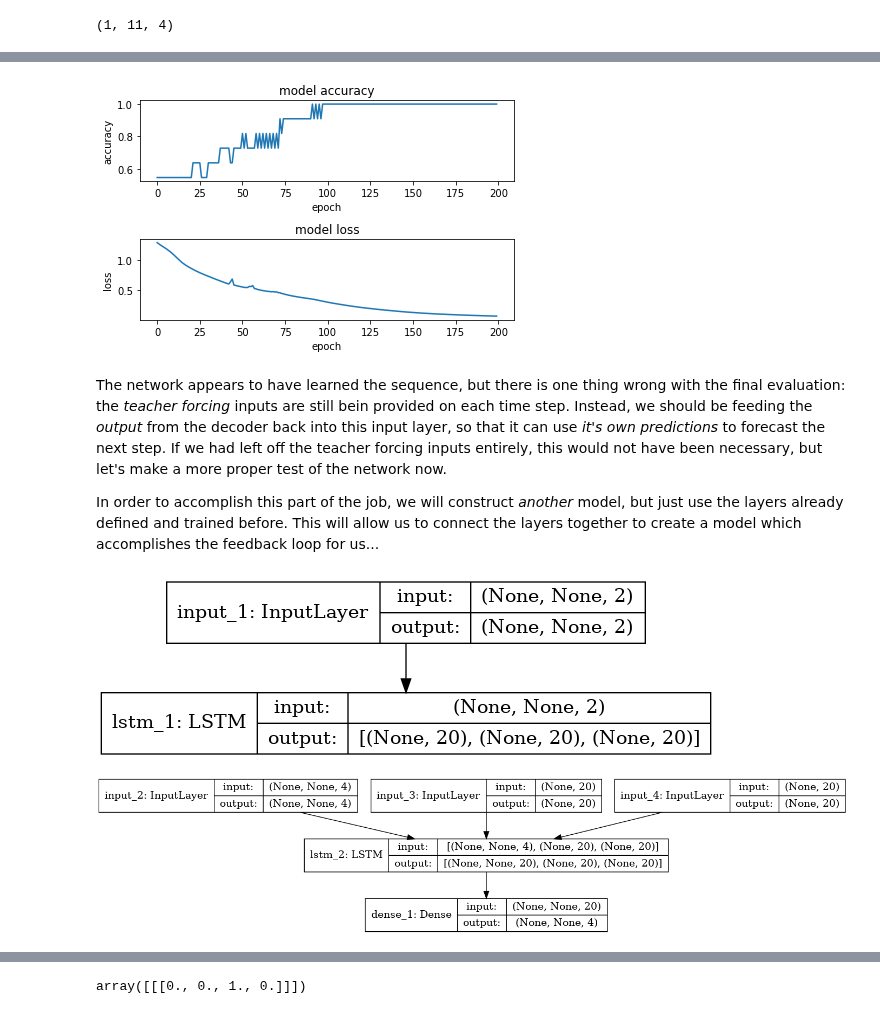
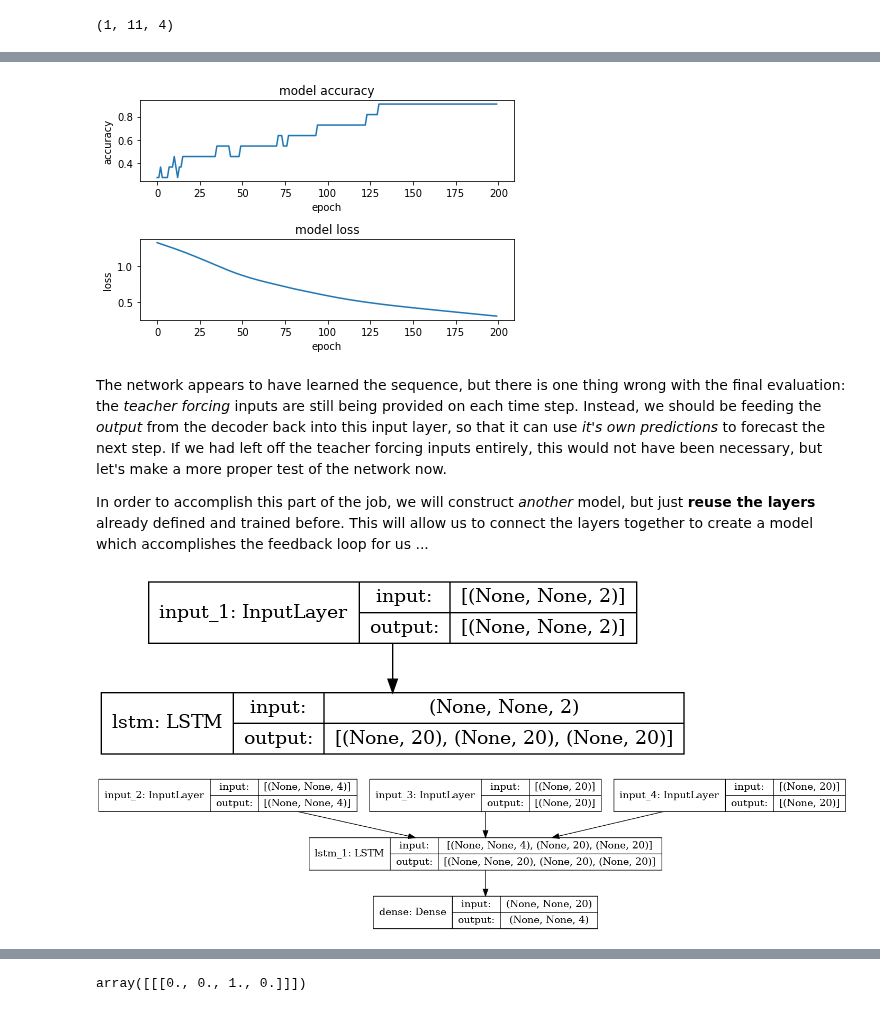
Before and after one commit to CSCI4850/notebook-examples, a Jupyter notebook: Recurrent Neural Networks/Encoder-Decoder.ipynb, the cells around one changed output, grey strips where cells are left out. Cells and saved outputs as stored; diff of their text form; code cells hidden in the pictures.

Commit message:
Updated Enc-Dec models for TF 2.4.1 and added P&P example

```diff
--- a/Recurrent Neural Networks/Encoder-Decoder.ipynb
+++ b/Recurrent Neural Networks/Encoder-Decoder.ipynb
@@ -186,6 +175,6 @@ Outputs from a layer may be passed as inputs to other layers for chaining layers
 # %%
 # Size of the gestalt, context representations...
-hidden_size = input_length*2
+hidden_size = 20
 
 ## Encoder Construction
 
@@ -200,10 +189,12 @@ encoder_states = [enc_state_h, enc_state_c]
 ## Decoder Construction
 # Set up the decoder, using `encoder_states` as initial state.
 decoder_input = keras.layers.Input(shape=(None, preY.shape[2]))
-decoder_hidden = keras.layers.LSTM(hidden_size, return_sequences=True, return_state=True)
+decoder_hidden = keras.layers.LSTM(hidden_size,
+                                   return_sequences=True,
+                                   return_state=True)
 # Connect hidden to input (also reads from the encoder...)
-decoder_hidden_output, decoder_state_h, decoder_state_c = decoder_hidden(decoder_input,
-                                                                         initial_state=encoder_states)
+decoder_hidden_output, decoder_state_h, decoder_state_c = decoder_hidden(
+    decoder_input, initial_state=encoder_states)
 decoder_dense = keras.layers.Dense(postY.shape[2], activation='softmax')
 # Connect output to hidden
 decoder_output = decoder_dense(decoder_hidden_output)
@@ -216,8 +207,8 @@ decoder_output = decoder_dense(decoder_hidden_output)
 model = keras.Model([encoder_input, decoder_input], decoder_output)
 
 # Compile it...
-model.compile(loss=keras.losses.categorical_crossentropy,
-              optimizer=keras.optimizers.Nadam(),
-              metrics=['accuracy'])
+model.compile(loss=keras.losses.CategoricalCrossentropy(),
+              optimizer=keras.optimizers.Adam(),
+              metrics=[keras.metrics.CategoricalAccuracy()])
 model.summary()
 # %% [output]
@@ -261,7 +255,7 @@ print('Accuracy:',model.evaluate([X,preY],postY)[1]*100.0,'%')
 plt.figure(1)
 # summarize history for accuracy
 plt.subplot(211)
-plt.plot(history.history['accuracy'])
+plt.plot(history.history['categorical_accuracy'])
 plt.title('model accuracy')
 plt.ylabel('accuracy')
 plt.xlabel('epoch')
@@ -274,11 +268,11 @@ plt.xlabel('epoch')
 plt.tight_layout()
 plt.show()
 # %% [output]
-[figure, old version]
+[figure, new version]
 # %% [markdown]
-The network appears to have learned the sequence, but there is one thing wrong with the final evaluation: the *teacher forcing* inputs are still bein provided on each time step. Instead, we should be feeding the *output* from the decoder back into this input layer, so that it can use *it's own predictions* to forecast the next step. If we had left off the teacher forcing inputs entirely, this would not have been necessary, but let's make a more proper test of the network now.
+The network appears to have learned the sequence, but there is one thing wrong with the final evaluation: the *teacher forcing* inputs are still being provided on each time step. Instead, we should be feeding the *output* from the decoder back into this input layer, so that it can use *it's own predictions* to forecast the next step. If we had left off the teacher forcing inputs entirely, this would not have been necessary, but let's make a more proper test of the network now.
 
-In order to accomplish this part of the job, we will construct *another* model, but just use the layers already defined and trained before. This will allow us to connect the layers together to create a model which accomplishes the feedback loop for us...
+In order to accomplish this part of the job, we will construct *another* model, but just **reuse the layers** already defined and trained before. This will allow us to connect the layers together to create a model which accomplishes the feedback loop for us ...
 # %%
 # Part 1 - make the encoder
 
@@ -305,13 +299,15 @@ decoder_model = keras.Model(
     [decoder_input] + decoder_states_input,
     [decoder_output] + decoder_states)
 # %%
-# Show the separated encoder model
-plot_model(encoder_model,to_file='encoder.png',show_shapes=True,expand_nested=True)
+# Separated Encoder Model
+keras.utils.plot_model(encoder_model,to_file='enc.png',
+                       show_shapes=True,expand_nested=True)
 # %% [output]
-[figure, old version]
+[figure, new version]
 # %%
-# Show the separated decoder model
-plot_model(decoder_model,to_file='decoder.png',show_shapes=True,expand_nested=True)
+# Separated Decoder Model
+keras.utils.plot_model(decoder_model,to_file='dec.png',
+                       show_shapes=True,expand_nested=True)
 # %% [output]
-[figure, old version]
+[figure, new version]
 # %% [markdown]
```
Also changed, not shown: parts of 70 cells of this notebook.
